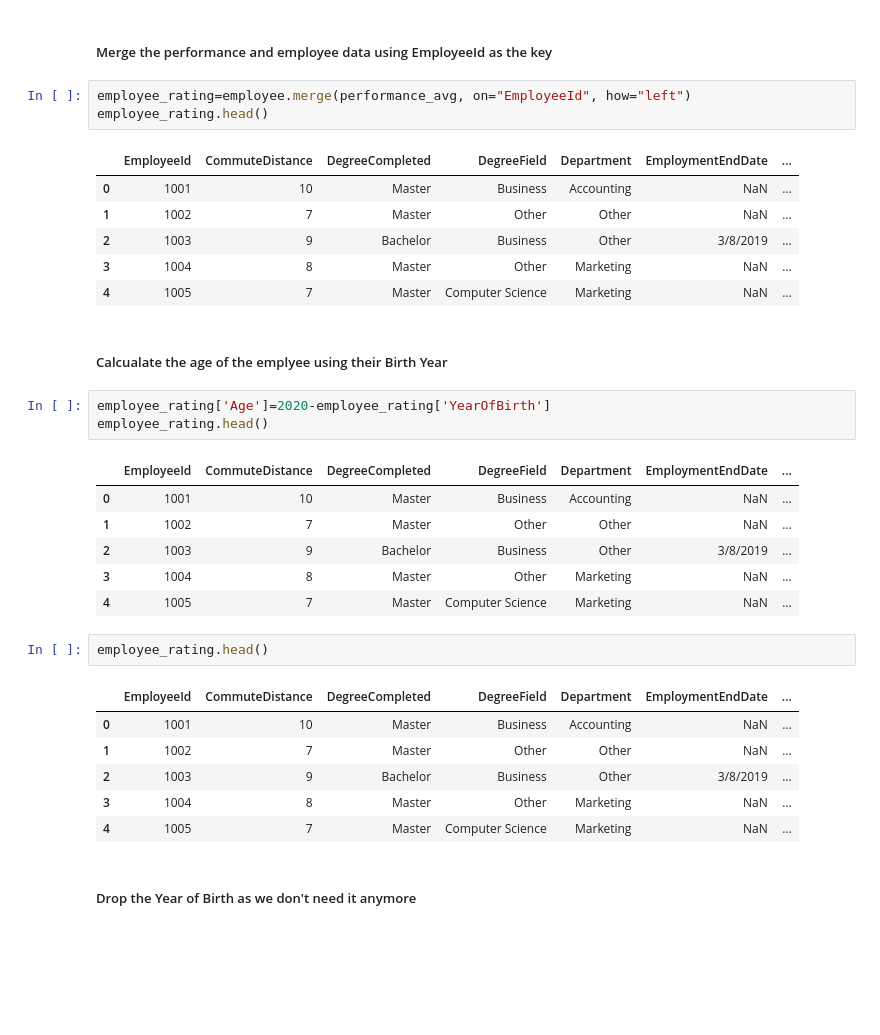
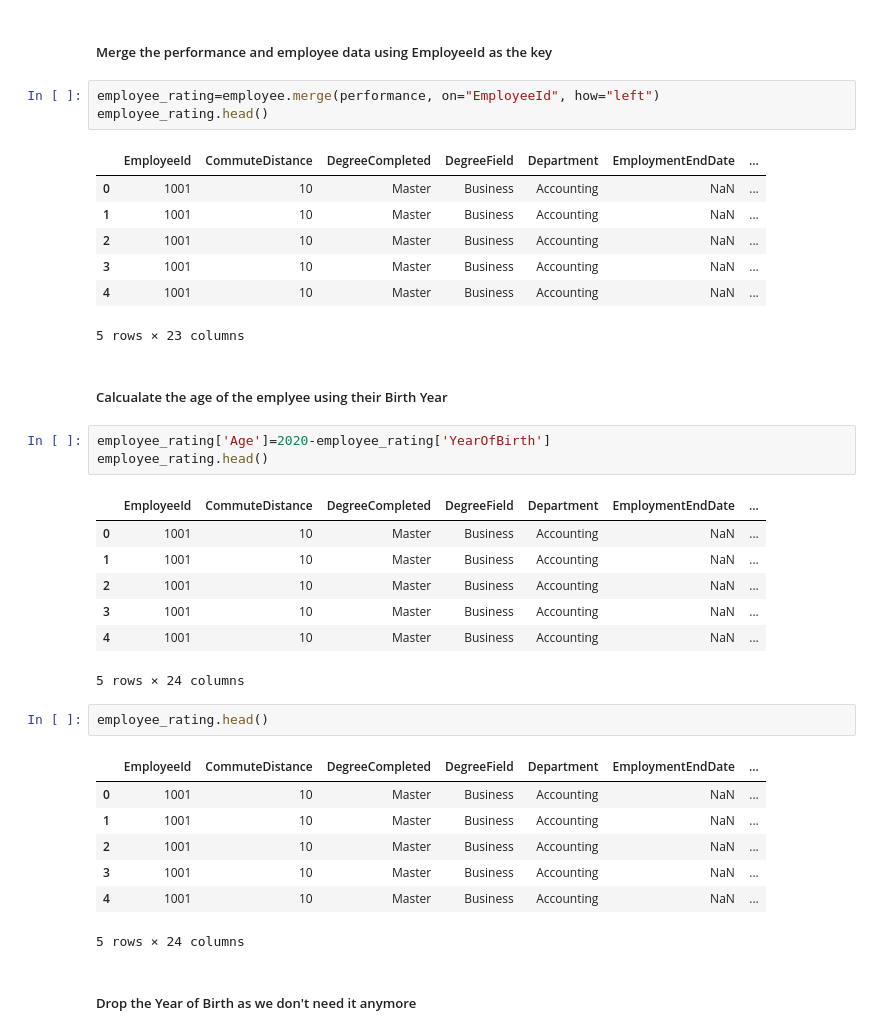
Before and after one commit to RishabhArora90/Machine-Learning-in-Python, a Jupyter notebook: Predictive Model.ipynb, the cells around one changed output. Cells and saved outputs as stored; diff of their text form; blank space fills up the shorter version.

```diff
--- a/Predictive Model.ipynb
+++ b/Predictive Model.ipynb
@@ -60,15 +60,16 @@ employee['Attrition'] = [int(i) for i in employee['Attrition']]
 # %% [markdown]
 ##### Merge the performance and employee data using EmployeeId as the key
 # %%
-employee_rating=employee.merge(performance_avg, on="EmployeeId", how="left")
+employee_rating=employee.merge(performance, on="EmployeeId", how="left")
 employee_rating.head()
 # %% [output]
 |  | EmployeeId | CommuteDistance | DegreeCompleted | DegreeField | Department | EmploymentEndDate | ... |
 | 0 | 1001 | 10 | Master | Business | Accounting | NaN | ... |
-| 1 | 1002 | 7 | Master | Other | Other | NaN | ... |
-| 2 | 1003 | 9 | Bachelor | Business | Other | 3/8/2019 | ... |
-| 3 | 1004 | 8 | Master | Other | Marketing | NaN | ... |
-| 4 | 1005 | 7 | Master | Computer Science | Marketing | NaN | ... |
+| 1 | 1001 | 10 | Master | Business | Accounting | NaN | ... |
+| 2 | 1001 | 10 | Master | Business | Accounting | NaN | ... |
+| 3 | 1001 | 10 | Master | Business | Accounting | NaN | ... |
+| 4 | 1001 | 10 | Master | Business | Accounting | NaN | ... |
+5 rows × 23 columns
 # %% [markdown]
 ##### Calcualate the age of the emplyee using their Birth Year
 # %%
@@ -77,19 +78,21 @@ employee_rating.head()
 # %% [output]
 |  | EmployeeId | CommuteDistance | DegreeCompleted | DegreeField | Department | EmploymentEndDate | ... |
 | 0 | 1001 | 10 | Master | Business | Accounting | NaN | ... |
-| 1 | 1002 | 7 | Master | Other | Other | NaN | ... |
-| 2 | 1003 | 9 | Bachelor | Business | Other | 3/8/2019 | ... |
-| 3 | 1004 | 8 | Master | Other | Marketing | NaN | ... |
-| 4 | 1005 | 7 | Master | Computer Science | Marketing | NaN | ... |
+| 1 | 1001 | 10 | Master | Business | Accounting | NaN | ... |
+| 2 | 1001 | 10 | Master | Business | Accounting | NaN | ... |
+| 3 | 1001 | 10 | Master | Business | Accounting | NaN | ... |
+| 4 | 1001 | 10 | Master | Business | Accounting | NaN | ... |
+5 rows × 24 columns
 # %%
 employee_rating.head()
 # %% [output]
 |  | EmployeeId | CommuteDistance | DegreeCompleted | DegreeField | Department | EmploymentEndDate | ... |
 | 0 | 1001 | 10 | Master | Business | Accounting | NaN | ... |
-| 1 | 1002 | 7 | Master | Other | Other | NaN | ... |
-| 2 | 1003 | 9 | Bachelor | Business | Other | 3/8/2019 | ... |
-| 3 | 1004 | 8 | Master | Other | Marketing | NaN | ... |
-| 4 | 1005 | 7 | Master | Computer Science | Marketing | NaN | ... |
+| 1 | 1001 | 10 | Master | Business | Accounting | NaN | ... |
+| 2 | 1001 | 10 | Master | Business | Accounting | NaN | ... |
+| 3 | 1001 | 10 | Master | Business | Accounting | NaN | ... |
+| 4 | 1001 | 10 | Master | Business | Accounting | NaN | ... |
+5 rows × 24 columns
 # %% [markdown]
 ##### Drop the Year of Birth as we don't need it anymore
 # %%
```
Also changed, not shown: parts of 3 cells of this notebook.
